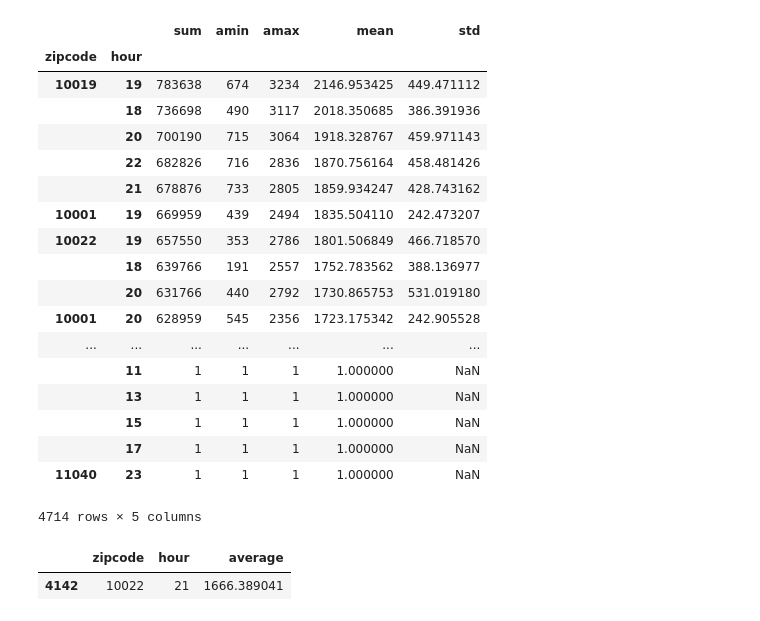
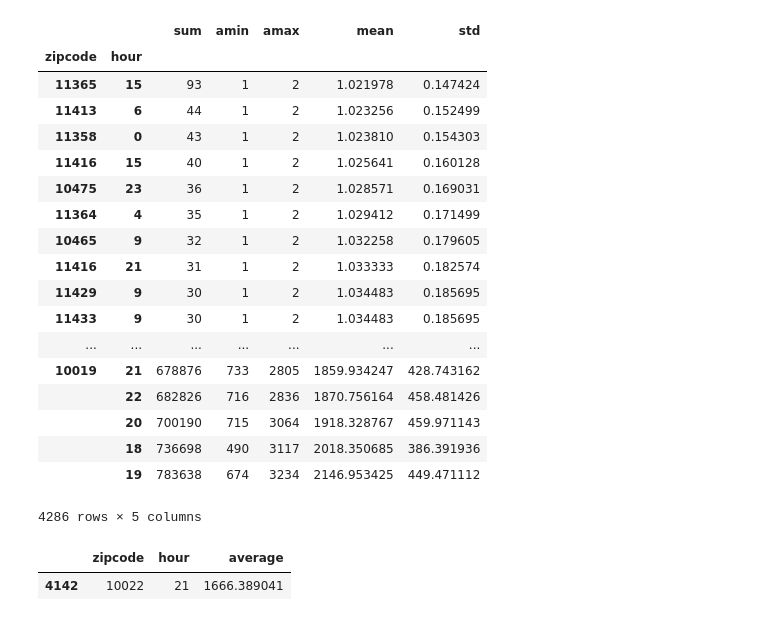
Before and after one commit to algorithmcardboard/Most-hapennning-places-NYC, a Jupyter notebook: Plots.ipynb, the cells around one changed output. Saved outputs shown, nothing was run; the diff lists cells and outputs as text; code cells hidden in the pictures.

```diff
--- a/Plots.ipynb
+++ b/Plots.ipynb
@@ -13,27 +13,30 @@ taxi_hourly['date'] = pd.to_datetime(taxi_hourly['date']).dt.dayofyear
 events_cluster['date'] = pd.to_datetime(events_cluster['date']).dt.dayofyear
 # %%
 t_hourly_gropued = taxi_hourly.groupby(['zipcode', 'hour'])
-t_hourly_gropued['count'].agg([np.sum, np.min, np.max, np.mean, np.std]).sort_values('sum', ascending =False)
+stats = t_hourly_gropued['count'].agg([np.sum, np.min, np.max, np.mean, np.std]).sort_values('mean', ascending =False)
+
+stats = stats.dropna()
+stats.query('mean > 1').sort_values('mean')
 # %% [output]
 |  |  | sum | amin | amax | mean | std |
 | zipcode | hour |  |  |  |  |  |
-| 10019 | 19 | 783638 | 674 | 3234 | 2146.953425 | 449.471112 |
+| 11365 | 15 | 93 | 1 | 2 | 1.021978 | 0.147424 |
+| 11413 | 6 | 44 | 1 | 2 | 1.023256 | 0.152499 |
+| 11358 | 0 | 43 | 1 | 2 | 1.023810 | 0.154303 |
+| 11416 | 15 | 40 | 1 | 2 | 1.025641 | 0.160128 |
+| 10475 | 23 | 36 | 1 | 2 | 1.028571 | 0.169031 |
+| 11364 | 4 | 35 | 1 | 2 | 1.029412 | 0.171499 |
+| 10465 | 9 | 32 | 1 | 2 | 1.032258 | 0.179605 |
+| 11416 | 21 | 31 | 1 | 2 | 1.033333 | 0.182574 |
+| 11429 | 9 | 30 | 1 | 2 | 1.034483 | 0.185695 |
+| 11433 | 9 | 30 | 1 | 2 | 1.034483 | 0.185695 |
+| ... | ... | ... | ... | ... | ... | ... |
+| 10019 | 21 | 678876 | 733 | 2805 | 1859.934247 | 428.743162 |
+|  | 22 | 682826 | 716 | 2836 | 1870.756164 | 458.481426 |
+|  | 20 | 700190 | 715 | 3064 | 1918.328767 | 459.971143 |
 |  | 18 | 736698 | 490 | 3117 | 2018.350685 | 386.391936 |
-|  | 20 | 700190 | 715 | 3064 | 1918.328767 | 459.971143 |
-|  | 22 | 682826 | 716 | 2836 | 1870.756164 | 458.481426 |
-|  | 21 | 678876 | 733 | 2805 | 1859.934247 | 428.743162 |
-| 10001 | 19 | 669959 | 439 | 2494 | 1835.504110 | 242.473207 |
-| 10022 | 19 | 657550 | 353 | 2786 | 1801.506849 | 466.718570 |
-|  | 18 | 639766 | 191 | 2557 | 1752.783562 | 388.136977 |
-|  | 20 | 631766 | 440 | 2792 | 1730.865753 | 531.019180 |
-| 10001 | 20 | 628959 | 545 | 2356 | 1723.175342 | 242.905528 |
-| ... | ... | ... | ... | ... | ... | ... |
-|  | 11 | 1 | 1 | 1 | 1.000000 | NaN |
-|  | 13 | 1 | 1 | 1 | 1.000000 | NaN |
-|  | 15 | 1 | 1 | 1 | 1.000000 | NaN |
-|  | 17 | 1 | 1 | 1 | 1.000000 | NaN |
-| 11040 | 23 | 1 | 1 | 1 | 1.000000 | NaN |
+|  | 19 | 783638 | 674 | 3234 | 2146.953425 | 449.471112 |
-4714 rows × 5 columns
+4286 rows × 5 columns
 # %%
 taxi_averages.query('(zipcode == 10022) & (hour == 21)')
 # %% [output]
```
Also changed, not shown: parts of 3 cells of this notebook.
